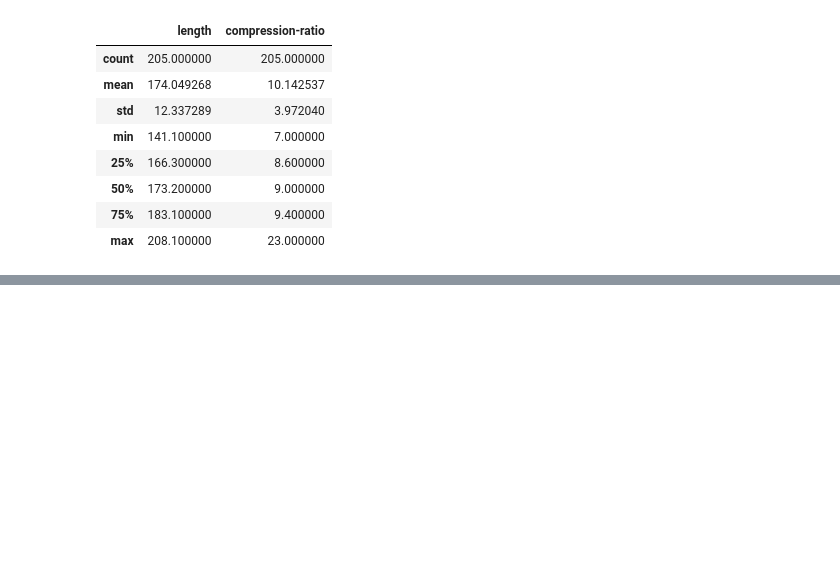
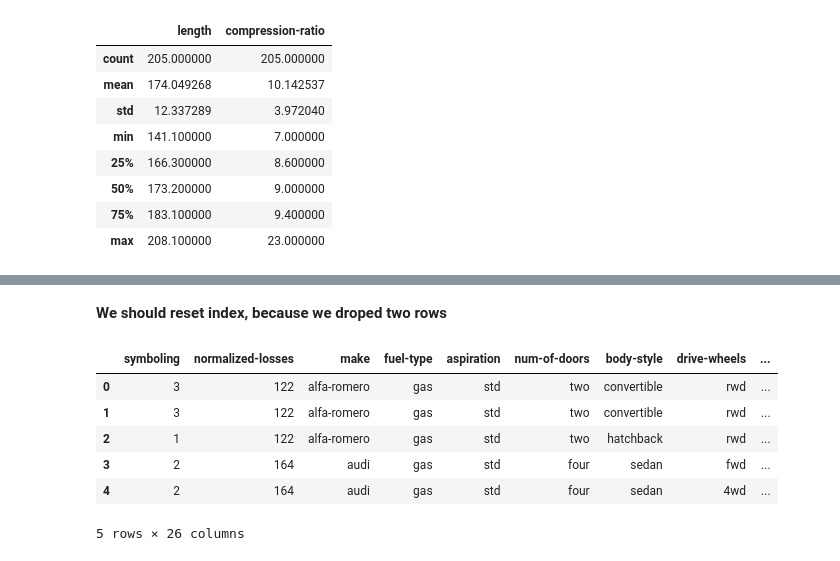
Before and after one commit to DulakshiV/Data_Science_Learning_Projects, a Jupyter notebook: Automobile_Price_Prediction/PricePrediction.ipynb, the cells around one changed output, grey strips where cells are left out. Saved outputs shown, nothing was run; the diff lists cells and outputs as text; code cells hidden in the pictures; blank space fills up the shorter version.

```diff
--- a/Automobile_Price_Prediction/PricePrediction.ipynb
+++ b/Automobile_Price_Prediction/PricePrediction.ipynb
@@ -165,0 +215,29 @@ df.info
+# %%
+#Replace by Mean
+
+#astype() Cast a pandas object to a specified dtype
+avg_norm_loss = df["normalized-losses"].astype("float").mean(axis=0)
+df["normalized-losses"].replace(np.nan, avg_norm_loss, inplace=True)
+
+avg_stroke=df['stroke'].astype('float').mean(axis=0)
+df["stroke"].replace(np.nan, avg_stroke, inplace=True)
+
+avg_bore=df['bore'].astype('float').mean(axis=0)
+df["bore"].replace(np.nan, avg_bore, inplace=True)
+
+avg_horsepower = df['horsepower'].astype('float').mean(axis=0)
+df['horsepower'].replace(np.nan, avg_horsepower, inplace=True)
+
+avg_peakrpm=df['peak-rpm'].astype('float').mean(axis=0)
+df['peak-rpm'].replace(np.nan, avg_peakrpm, inplace=True)
+# %%
+#Replace by mode
+
+#find frequencies of each unique value in num-of-doors columns to find the most frequent value
+print(df["num-of-doors"].value_counts())
+print("")
+
+#Or Find the most frequently occured value with idxmax()
+print(df["num-of-doors"].value_counts().idxmax())
+
+df["num-of-doors"].replace(np.nan, "four", inplace=True)
@@ -165,0 +268,15 @@ df.info
+# %%
+df.dropna(subset=["price"],axis=0,inplace=True)
+# %% [markdown]
+**We should reset index, because we droped two rows**
+# %%
+df.reset_index(drop=True, inplace=True)
+df.head()
+# %% [output]
+|  | symboling | normalized-losses | make | fuel-type | aspiration | num-of-doors | body-style | drive-wheels | ... |
+| 0 | 3 | 122 | alfa-romero | gas | std | two | convertible | rwd | ... |
+| 1 | 3 | 122 | alfa-romero | gas | std | two | convertible | rwd | ... |
+| 2 | 1 | 122 | alfa-romero | gas | std | two | hatchback | rwd | ... |
+| 3 | 2 | 164 | audi | gas | std | four | sedan | fwd | ... |
+| 4 | 2 | 164 | audi | gas | std | four | sedan | 4wd | ... |
+5 rows × 26 columns
```
Also changed, not shown: parts of 32 cells of this notebook.
